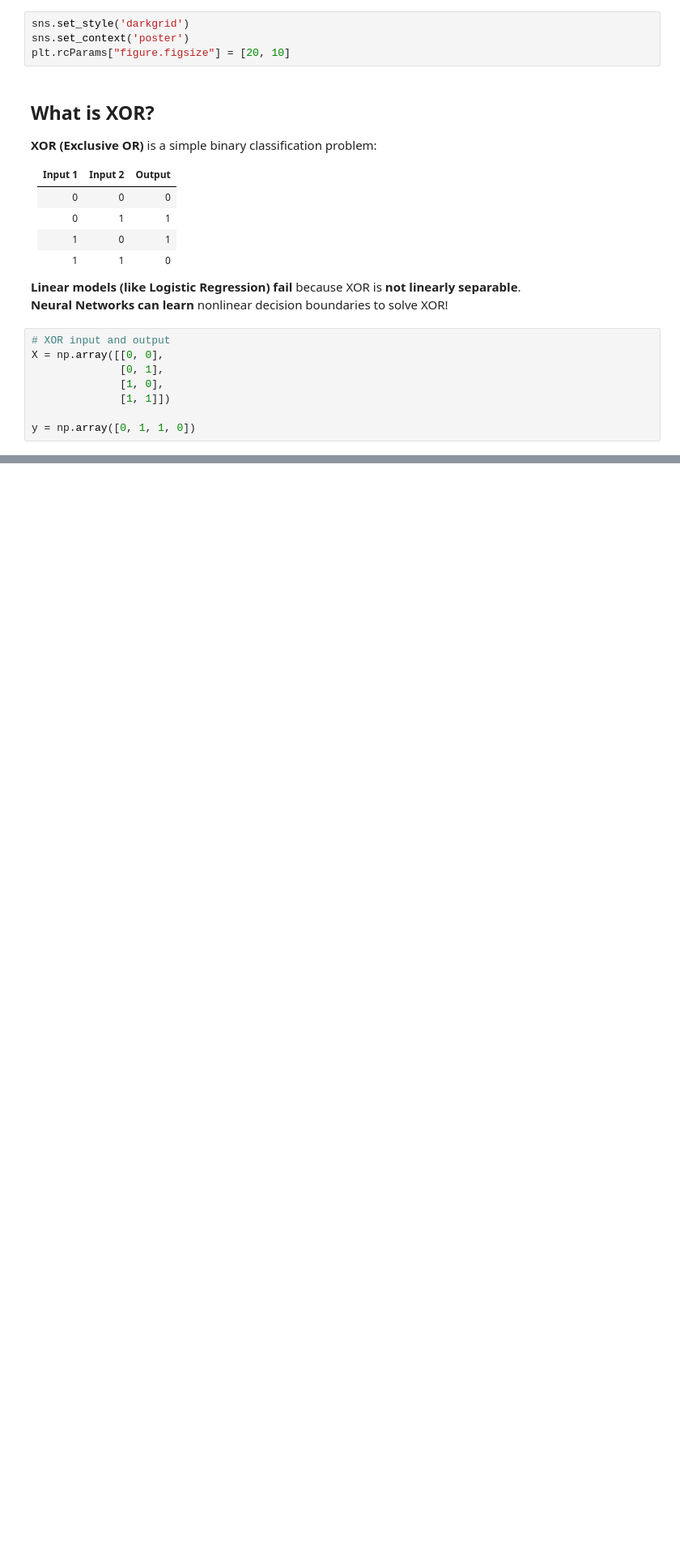
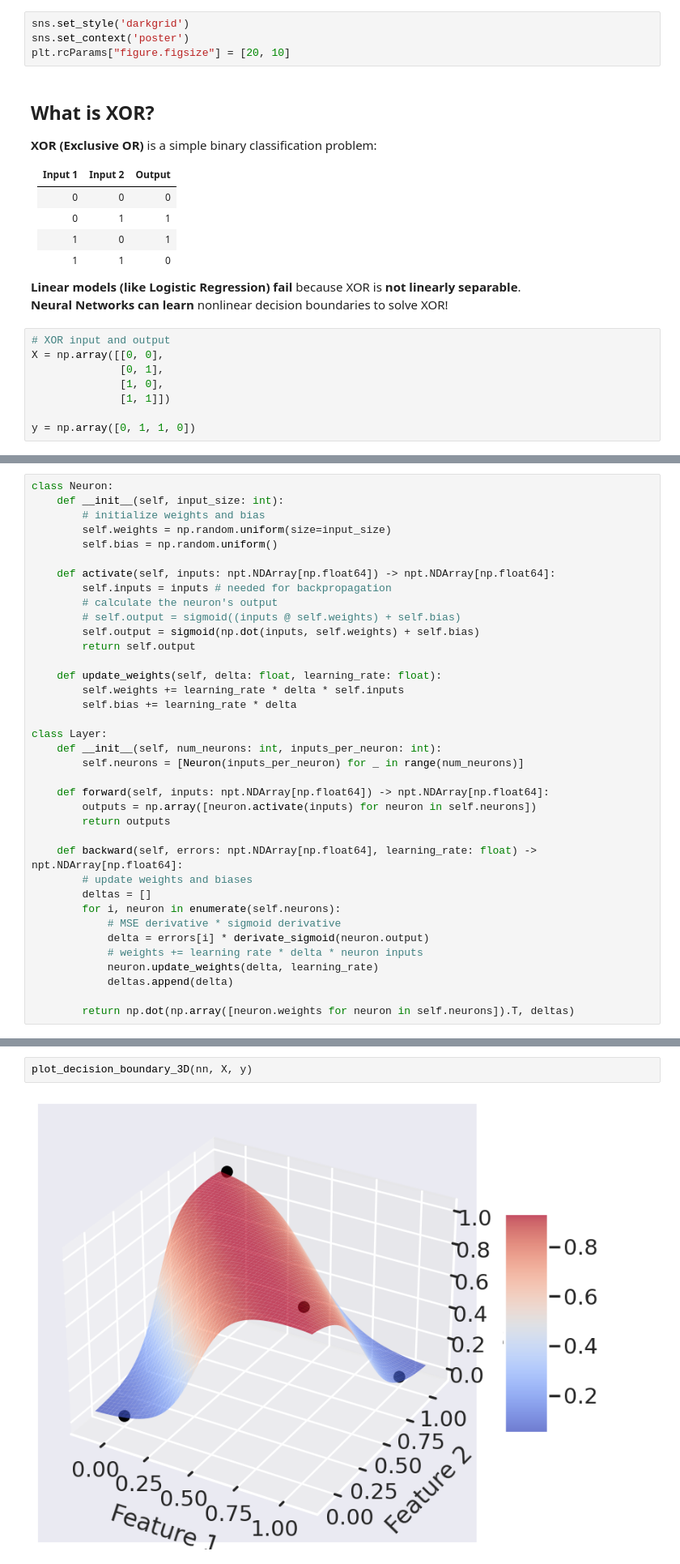
Before and after one commit to Ades551/NN-examples, a Jupyter notebook: xor-classification.ipynb, the cells around one changed output, grey strips where cells are left out. Shown: that part at 81% size. Drawn from its saved outputs; the diff is of its cells as text; blank space fills up the shorter version.

```diff
--- a/xor-classification.ipynb
+++ b/xor-classification.ipynb
@@ -255,0 +113,37 @@ class NeuralNetwork:
+# %%
+class Neuron:
+    def __init__(self, input_size: int):
+        # initialize weights and bias
+        self.weights = np.random.uniform(size=input_size)
+        self.bias = np.random.uniform()
+
+    def activate(self, inputs: npt.NDArray[np.float64]) -> npt.NDArray[np.float64]:
+        self.inputs = inputs # needed for backpropagation
+        # calculate the neuron's output
+        # self.output = sigmoid((inputs @ self.weights) + self.bias)
+        self.output = sigmoid(np.dot(inputs, self.weights) + self.bias)
+        return self.output
+
+    def update_weights(self, delta: float, learning_rate: float):
+        self.weights += learning_rate * delta * self.inputs
+        self.bias += learning_rate * delta
+
+class Layer:
+    def __init__(self, num_neurons: int, inputs_per_neuron: int):
+        self.neurons = [Neuron(inputs_per_neuron) for _ in range(num_neurons)]
+
+    def forward(self, inputs: npt.NDArray[np.float64]) -> npt.NDArray[np.float64]:
+        outputs = np.array([neuron.activate(inputs) for neuron in self.neurons])
+        return outputs
+
+    def backward(self, errors: npt.NDArray[np.float64], learning_rate: float) -> npt.NDArray[np.float64]:
+        # update weights and biases
+        deltas = []
+        for i, neuron in enumerate(self.neurons):
+            # MSE derivative * sigmoid derivative
+            delta = errors[i] * derivate_sigmoid(neuron.output)
+            # weights += learning rate * delta * neuron inputs
+            neuron.update_weights(delta, learning_rate)
+            deltas.append(delta)
+
+        return np.dot(np.array([neuron.weights for neuron in self.neurons]).T, deltas)
@@ -266,3 +290,7 @@ nn.plot_decision_boundary_3D(X, y)
+# %%
+plot_decision_boundary_3D(nn, X, y)
+# %% [output]
+[figure, added]
 # %%
 import torch
 import torch.nn as nn
```
Also changed, not shown: parts of 15 cells of this notebook, 6 other files.
